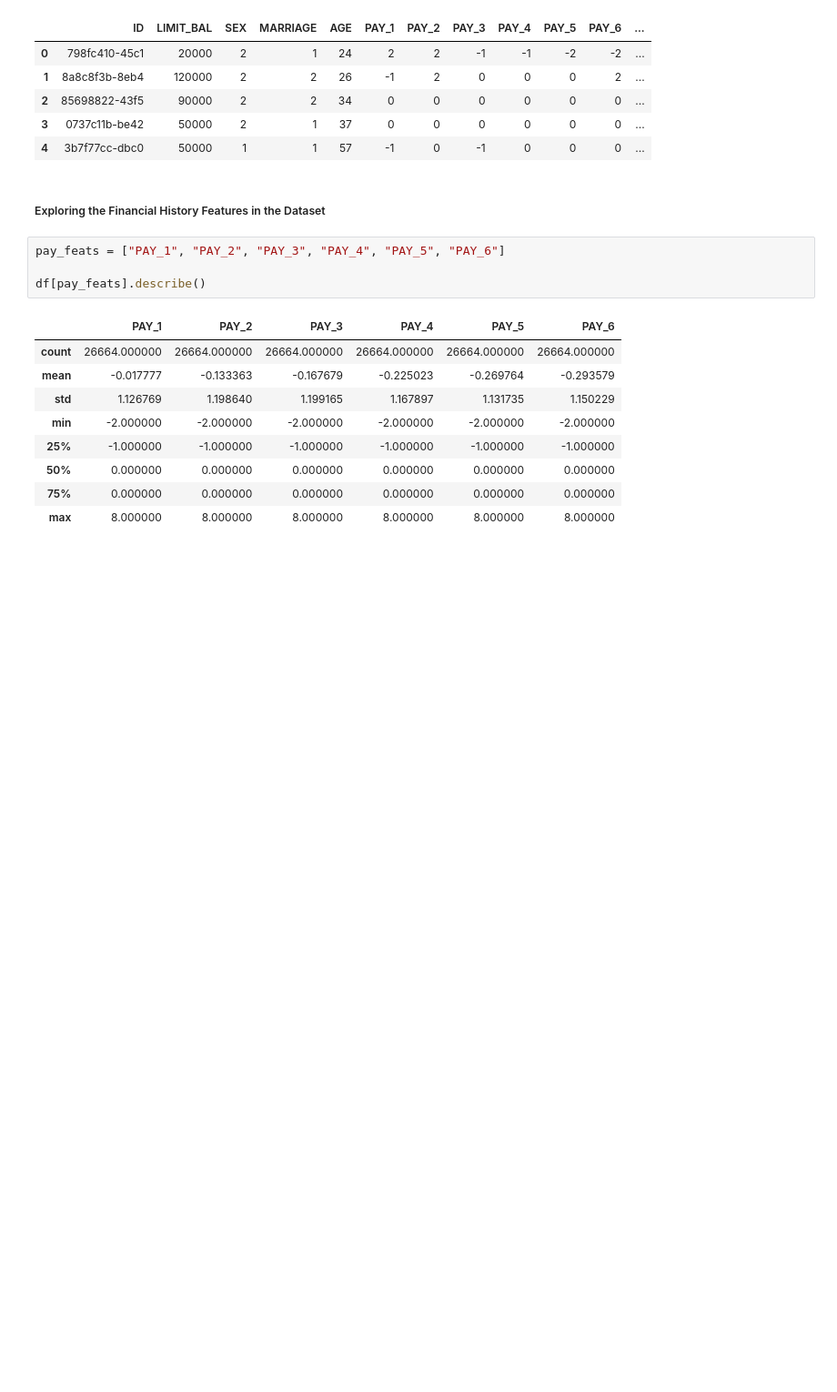
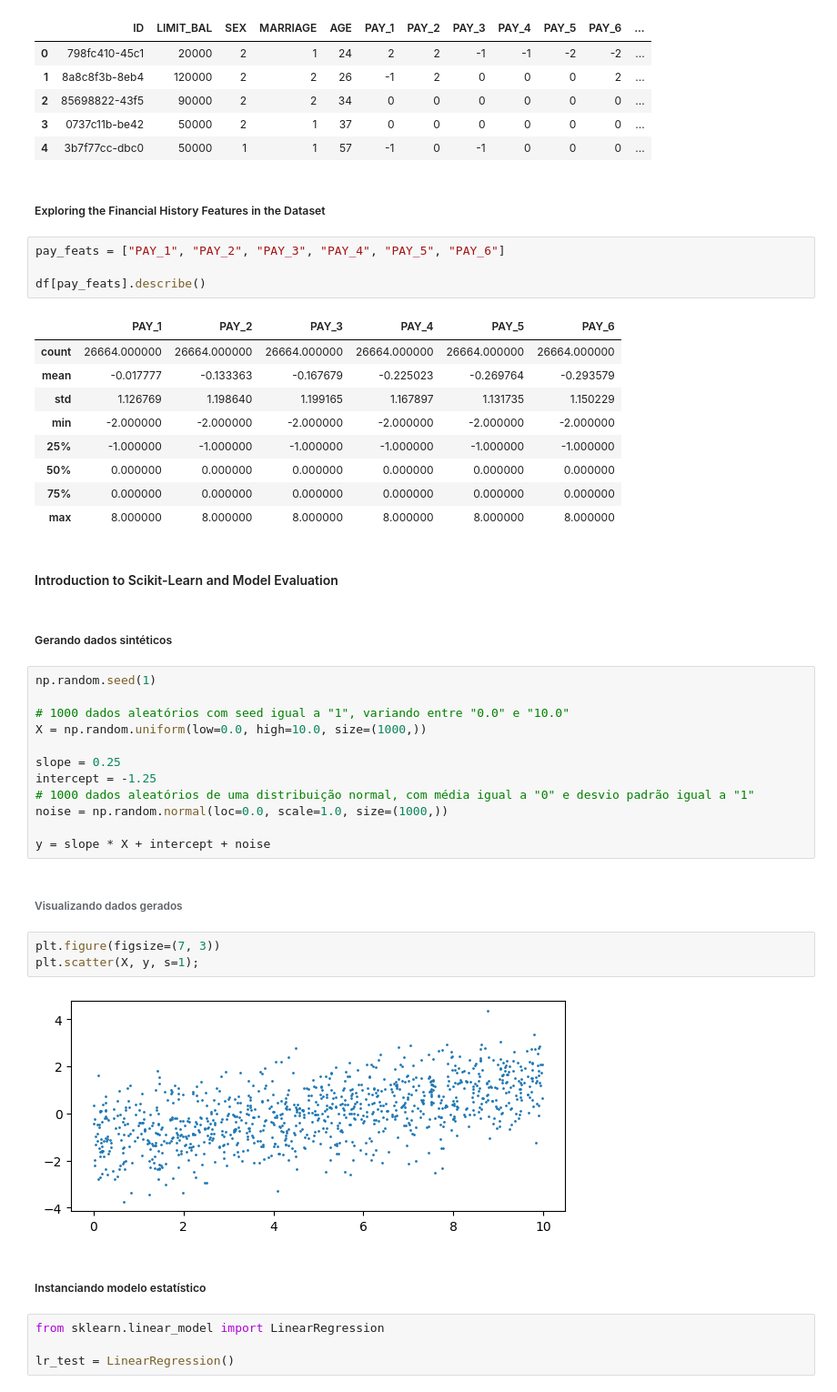
Before and after one commit to danzpy/book-data-science-projects-with-python, a Jupyter notebook: predicao-bons-pagadores.ipynb, the cells around one changed output. Shown at 91% size. Drawn from its saved outputs; the diff is of its cells as text; blank space fills up the shorter version.

Commit message:
Introdução ao sklearn

```diff
--- a/predicao-bons-pagadores.ipynb
+++ b/predicao-bons-pagadores.ipynb
@@ -354,3 +357,32 @@ df[pay_feats].describe()
 | 50% | 0.000000 | 0.000000 | 0.000000 | 0.000000 | 0.000000 | 0.000000 |
 | 75% | 0.000000 | 0.000000 | 0.000000 | 0.000000 | 0.000000 | 0.000000 |
 | max | 8.000000 | 8.000000 | 8.000000 | 8.000000 | 8.000000 | 8.000000 |
+# %% [markdown]
+#### Introduction to Scikit-Learn and Model Evaluation
+# %% [markdown]
+##### Gerando dados sintéticos
+# %%
+np.random.seed(1)
+
+# 1000 dados aleatórios com seed igual a "1", variando entre "0.0" e "10.0"
+X = np.random.uniform(low=0.0, high=10.0, size=(1000,))
+
+slope = 0.25
+intercept = -1.25
+# 1000 dados aleatórios de uma distribuição normal, com média igual a "0" e desvio padrão igual a "1"
+noise = np.random.normal(loc=0.0, scale=1.0, size=(1000,))
+
+y = slope * X + intercept + noise
+# %% [markdown]
+###### Visualizando dados gerados
+# %%
+plt.figure(figsize=(7, 3))
+plt.scatter(X, y, s=1);
+# %% [output]
+[figure, added]
+# %% [markdown]
+##### Instanciando modelo estatístico
+# %%
+from sklearn.linear_model import LinearRegression
+
+lr_test = LinearRegression()
```
Also changed, not shown: parts of 7 cells of this notebook, 2 other files.
